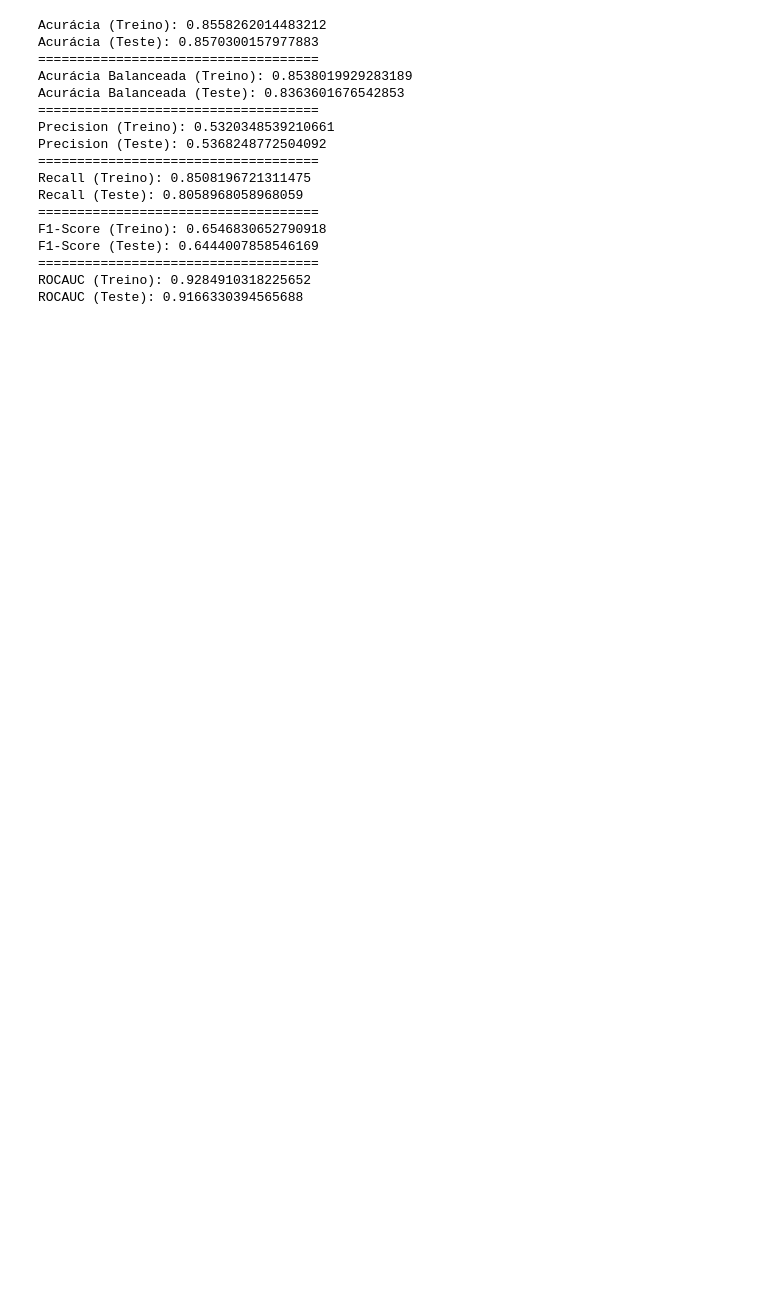
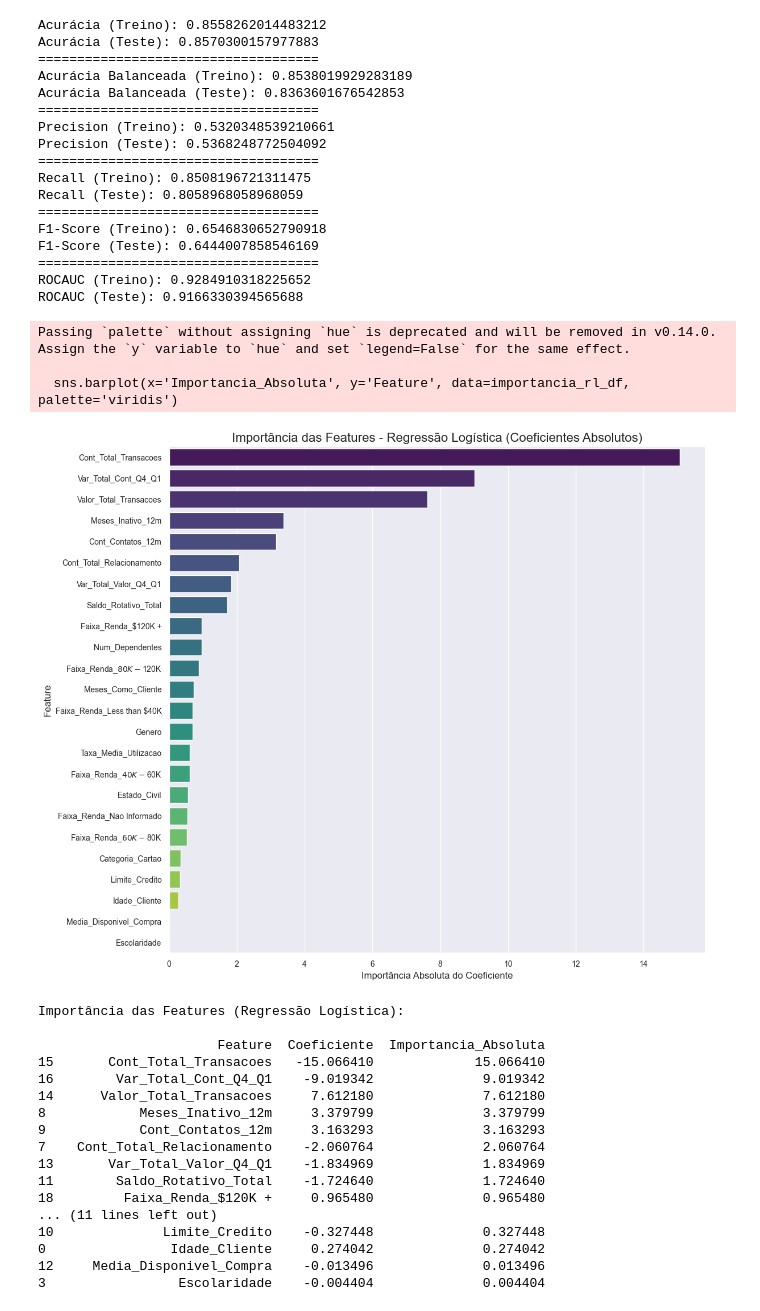
Before and after one commit to leoncio90/CLASSIFICACAO_RISCO_DE_CHURN, a Jupyter notebook: Tratamento_De_Dados.ipynb, the cells around one changed output. Drawn from its saved outputs; the diff is of its cells as text; code cells hidden in the pictures; blank space fills up the shorter version.

```diff
--- a/Tratamento_De_Dados.ipynb
+++ b/Tratamento_De_Dados.ipynb
@@ -887,3 +887,70 @@ F1-Score (Teste): 0.6444007858546169
 ====================================
 ROCAUC (Treino): 0.9284910318225652
 ROCAUC (Teste): 0.9166330394565688
+# %%
+# TESTE
+try:
+    # Obter os coeficientes do modelo de Regressão Logística
+    # Acessamos o índice [0] porque a Regressão Logística pode ser multinomial,
+    # mas no caso binário, temos apenas um conjunto de coeficientes.
+    coeficientes_rl = lr_model.coef_[0]
+
+    # Obter os nomes das colunas a partir do X_treino original (antes do scaling)
+    nomes_features = X_train_cols
+
+    # Criar um DataFrame para associar features e seus coeficientes
+    importancia_rl_df = pd.DataFrame({
+        'Feature': nomes_features,
+        'Coeficiente': coeficientes_rl
+    })
+
+    # Calcular o valor absoluto dos coeficientes para medir a importância
+    importancia_rl_df['Importancia_Absoluta'] = np.abs(importancia_rl_df['Coeficiente'])
+
+    # Ordenar o DataFrame pela importância absoluta, do maior para o menor
+    importancia_rl_df = importancia_rl_df.sort_values(by='Importancia_Absoluta', ascending=False)
+
+    # Configurar o tamanho do gráfico
+    plt.figure(figsize=(12, 10))
+
+    # Criar o gráfico de barras usando Seaborn
+    sns.barplot(x='Importancia_Absoluta', y='Feature', data=importancia_rl_df, palette='viridis')
+
+    # Adicionar título e rótulos aos eixos
+    plt.title('Importância das Features - Regressão Logística (Coeficientes Absolutos)', fontsize=16)
+    plt.xlabel('Importância Absoluta do Coeficiente', fontsize=12)
+    plt.ylabel('Feature', fontsize=12)
+    plt.xticks(fontsize=10)
+    plt.yticks(fontsize=10)
+
+    # Exibir o gráfico
+    plt.tight_layout() # Ajusta o layout para evitar sobreposição
+    plt.show()
+
+    # Exibir o DataFrame com as importâncias
+    print("\nImportância das Features (Regressão Logística):\n")
+    print(importancia_rl_df[['Feature', 'Coeficiente', 'Importancia_Absoluta']].to_string())
+except NameError:
+    print("Certifique-se de que a variável 'lr_model' e 'X_train' existem e o modelo foi treinado.")
+# %% [output]
+Passing `palette` without assigning `hue` is deprecated and will be removed in v0.14.0. Assign the `y` variable to `hue` and set `legend=False` for the same effect.
+
+  sns.barplot(x='Importancia_Absoluta', y='Feature', data=importancia_rl_df, palette='viridis')
+[figure, added]
+Importância das Features (Regressão Logística):
+
+                       Feature  Coeficiente  Importancia_Absoluta
+15       Cont_Total_Transacoes   -15.066410             15.066410
+16        Var_Total_Cont_Q4_Q1    -9.019342              9.019342
+14      Valor_Total_Transacoes     7.612180              7.612180
+8            Meses_Inativo_12m     3.379799              3.379799
+9            Cont_Contatos_12m     3.163293              3.163293
+7    Cont_Total_Relacionamento    -2.060764              2.060764
+13       Var_Total_Valor_Q4_Q1    -1.834969              1.834969
+11        Saldo_Rotativo_Total    -1.724640              1.724640
+18         Faixa_Renda_$120K +     0.965480              0.965480
+... (11 lines left out)
+10              Limite_Credito    -0.327448              0.327448
+0                Idade_Cliente     0.274042              0.274042
+12     Media_Disponivel_Compra    -0.013496              0.013496
+3                 Escolaridade    -0.004404              0.004404
```
Also changed, not shown: parts of 11 cells of this notebook, 4 other files.
